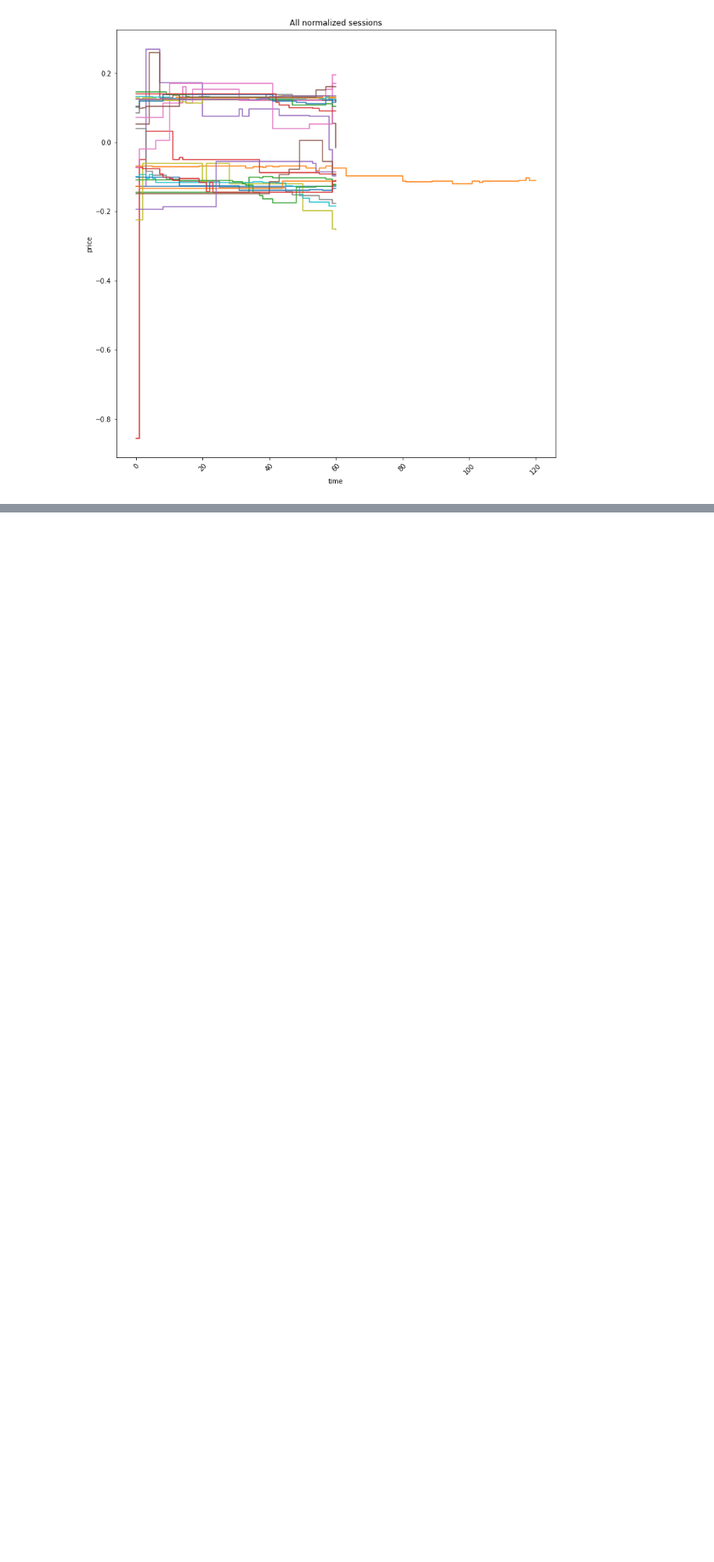
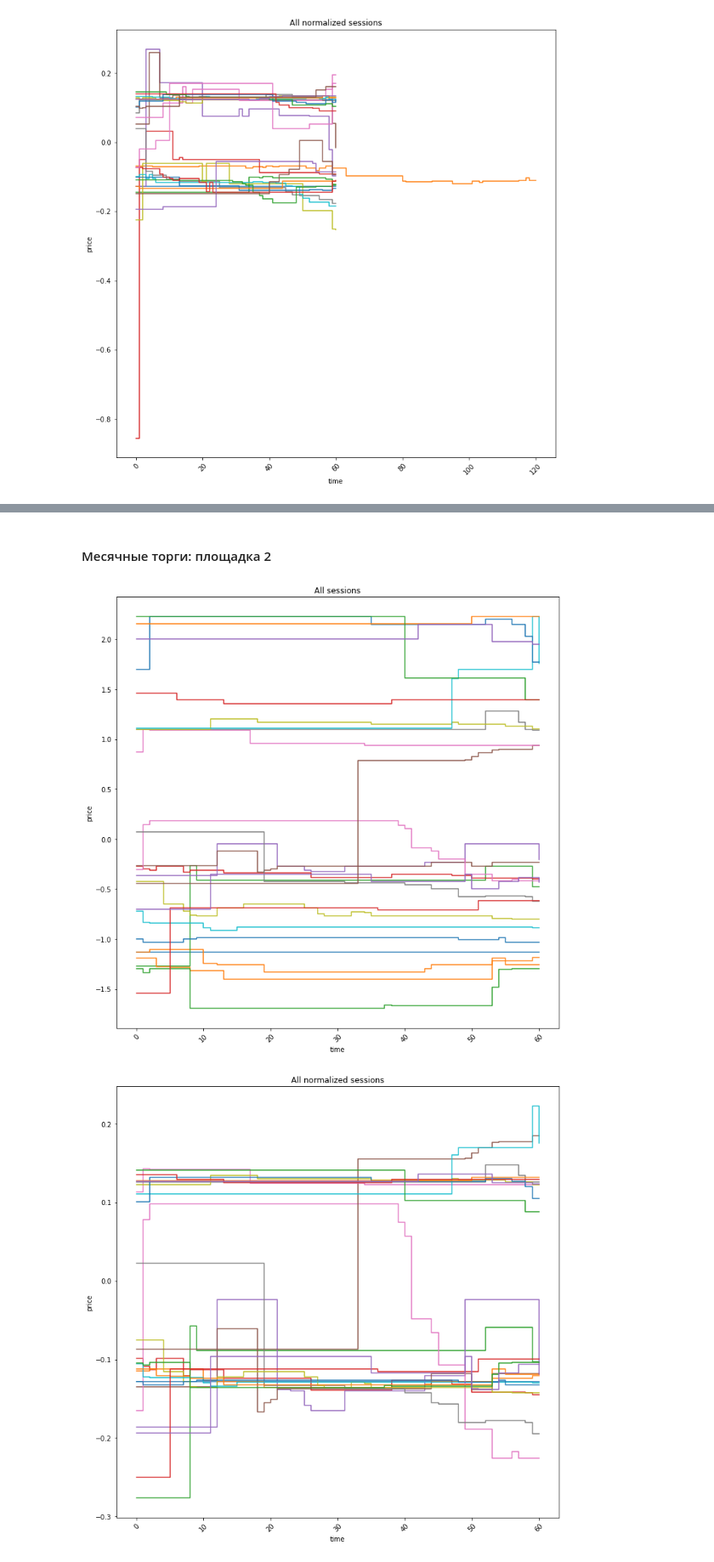
Before and after one commit to gal-dmitry/HSE_prod_stories, a Jupyter notebook: HW_02/HW_02.ipynb, the cells around one changed output, grey strips where cells are left out. Shown at 85% size. Drawn from its saved outputs; the diff is of its cells as text; code cells hidden in the pictures; blank space fills up the shorter version.

```diff
--- a/HW_02/HW_02.ipynb
+++ b/HW_02/HW_02.ipynb
@@ -357,0 +330,9 @@ print('As:', clusters_)
+# %% [markdown]
+#### Месячные торги: площадка 2
+# %%
+one_pic_all_binarized_sessions(plat2_month)
+
+one_pic_all_binarized_sessions(plat2_month, normalize=True)
+# %% [output]
+[figure, added]
+[figure, added]
```
Also changed, not shown: parts of 36 cells of this notebook, 10 other files.
